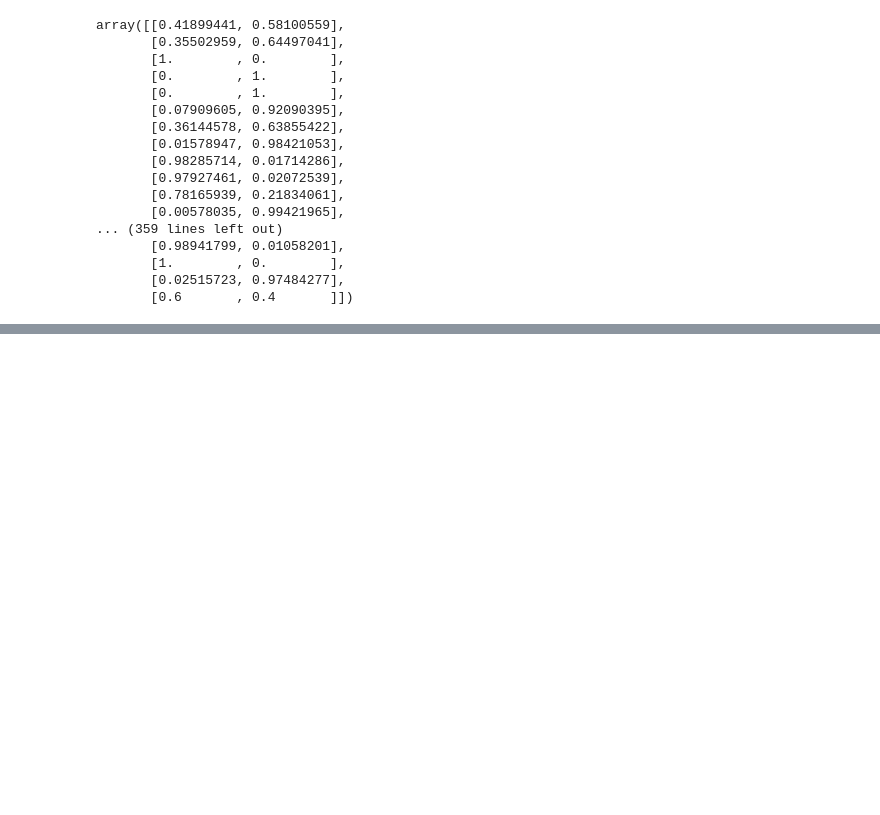
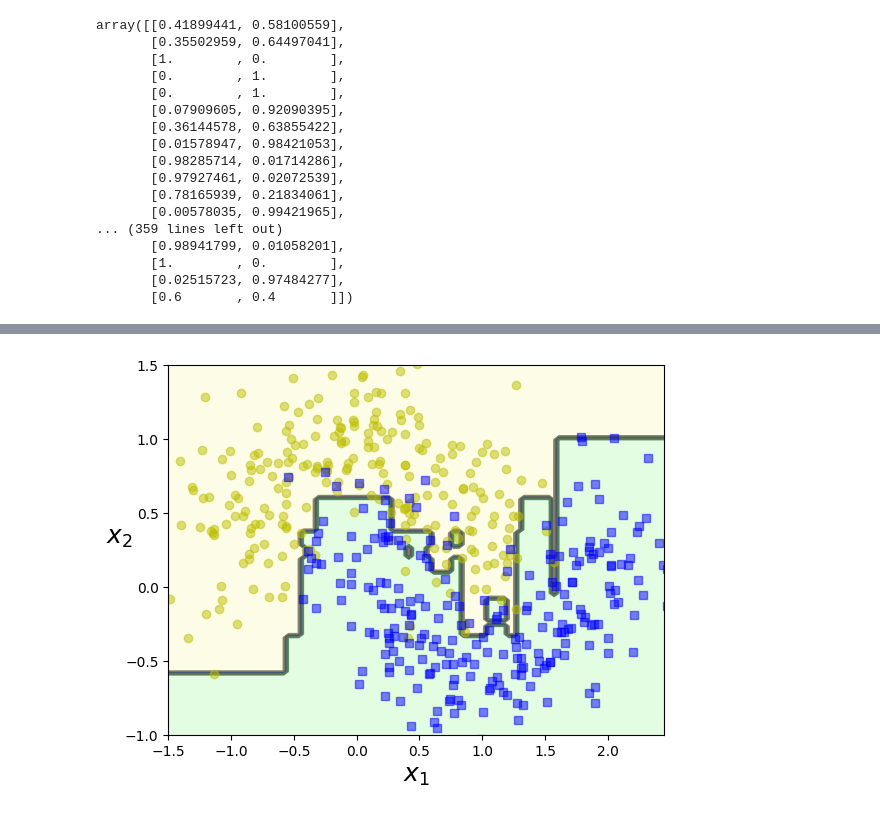
Before and after one commit to jonskerlj/ml_review, a Jupyter notebook: 07_ensemble_learning_and_random_forests.ipynb, the cells around one changed output, grey strips where cells are left out. Cells and saved outputs as stored; diff of their text form; code cells hidden in the pictures; blank space fills up the shorter version.

```diff
--- a/07_ensemble_learning_and_random_forests.ipynb
+++ b/07_ensemble_learning_and_random_forests.ipynb
@@ -264,0 +390,4 @@ array([[0.41899441, 0.58100559],
+# %%
+plot_decision_boundary(ada_clf, X, y)
+# %% [output]
+[figure, added]
```
Also changed, not shown: parts of 20 cells of this notebook.
